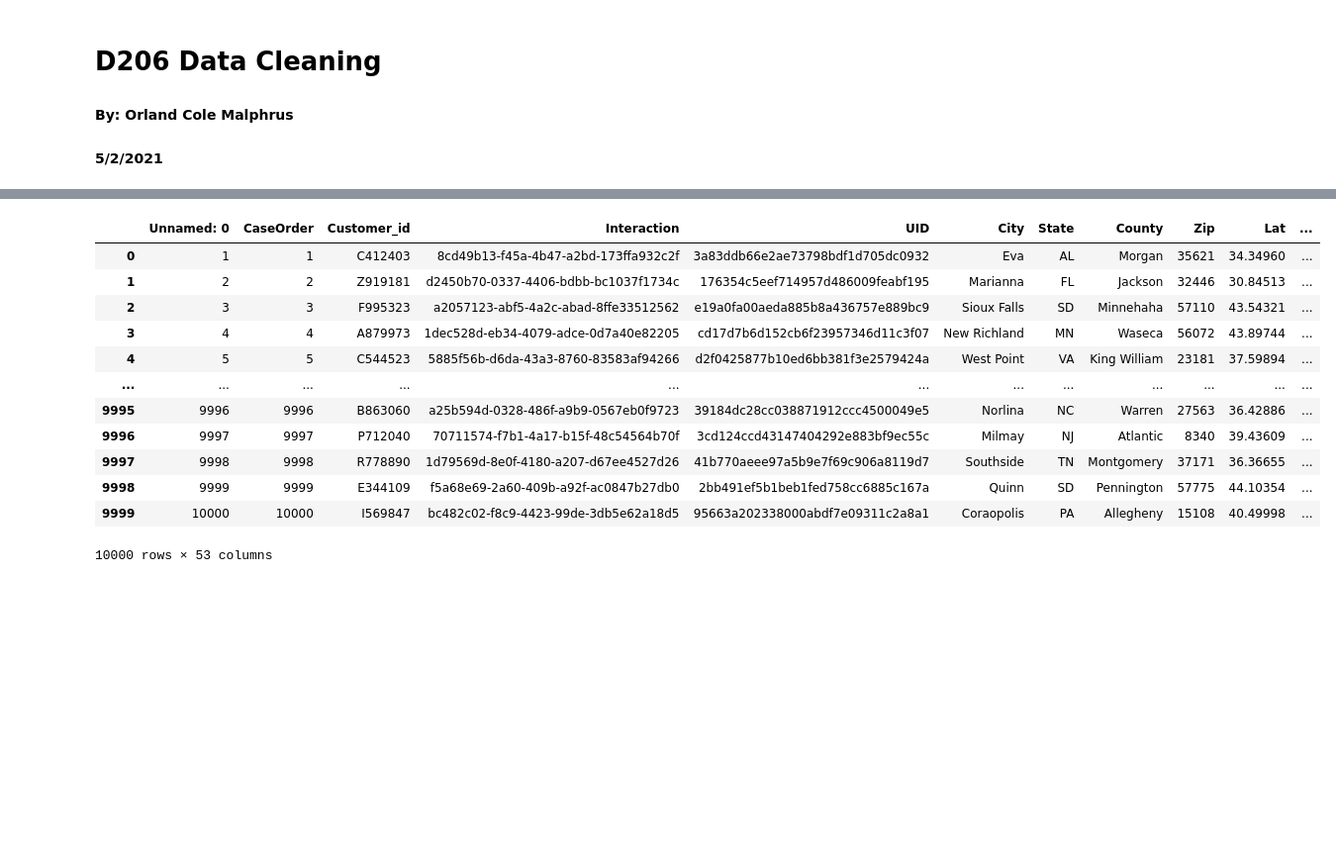
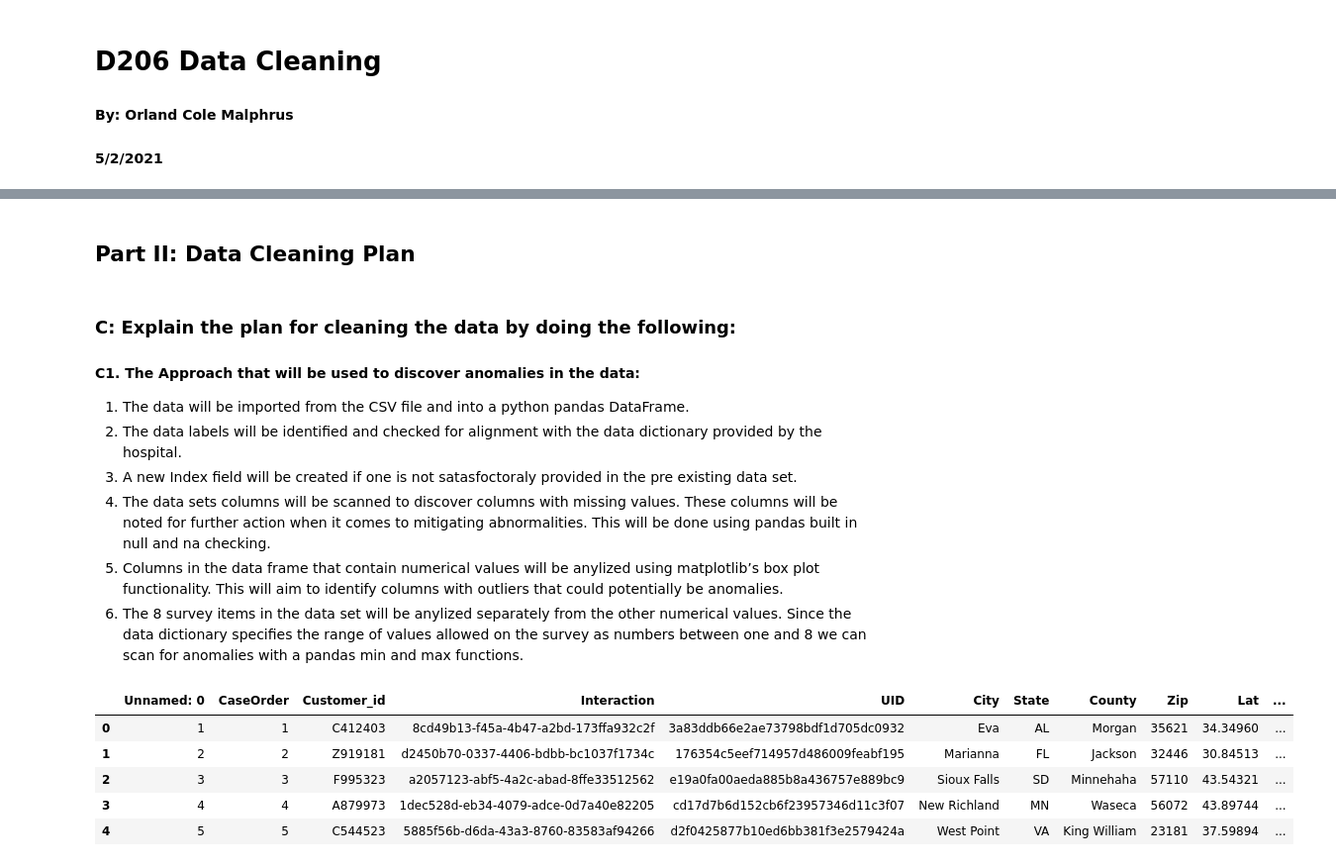
Before and after one commit to colemalphrus/data_cleaning_d206, a Jupyter notebook: D206.ipynb, the cells around one changed output, grey strips where cells are left out. Shown at 99% size. Saved outputs shown, nothing was run; the diff lists cells and outputs as text; code cells hidden in the pictures; blank space fills up the shorter version.

Commit message:
added text and beginning data cleaning

```diff
--- a/D206.ipynb
+++ b/D206.ipynb
@@ -12,3 +20,15 @@
+# %% [markdown]
+## Part II: Data Cleaning Plan
+# %% [markdown]
+### C: Explain the plan for cleaning the data by doing the following:
+
+#### C1. The Approach that will be used to discover anomalies in the data:
+1. The data will be imported from the CSV file and into a python pandas DataFrame.
+2. The data labels will be identified and checked for alignment with the data dictionary provided by the hospital.
+3. A new Index field will be created if one is not satasfoctoraly provided in the pre existing data set.
+4. The data sets columns will be scanned to discover columns with missing values. These columns will be noted for further action when it comes to mitigating abnormalities. This will be done using pandas built in null and na checking.
+5. Columns in the data frame that contain numerical values will be anylized using matplotlib’s box plot functionality. This will aim to identify columns with outliers that could potentially be anomalies.
+6. The 8 survey items in the data set will be anylized separately from the other numerical values. Since the data dictionary specifies the range of values allowed on the survey as numbers between one and 8 we can scan for anomalies with a pandas min and max functions.
 # %%
 import numpy as np
 import pandas as pd
@@ -15,18 +37,12 @@ import pandas as pd
 # %%
 df = pd.read_csv('./medical_raw_data.csv')
+pd.set_option('display.max_columns', 55)
 # %%
-df
+df.head()
 # %% [output]
 |  | Unnamed: 0 | CaseOrder | Customer_id | Interaction | UID | City | State | County | Zip | Lat | ... |
 | 0 | 1 | 1 | C412403 | 8cd49b13-f45a-4b47-a2bd-173ffa932c2f | 3a83ddb66e2ae73798bdf1d705dc0932 | Eva | AL | Morgan | 35621 | 34.34960 | ... |
 | 1 | 2 | 2 | Z919181 | d2450b70-0337-4406-bdbb-bc1037f1734c | 176354c5eef714957d486009feabf195 | Marianna | FL | Jackson | 32446 | 30.84513 | ... |
 | 2 | 3 | 3 | F995323 | a2057123-abf5-4a2c-abad-8ffe33512562 | e19a0fa00aeda885b8a436757e889bc9 | Sioux Falls | SD | Minnehaha | 57110 | 43.54321 | ... |
 | 3 | 4 | 4 | A879973 | 1dec528d-eb34-4079-adce-0d7a40e82205 | cd17d7b6d152cb6f23957346d11c3f07 | New Richland | MN | Waseca | 56072 | 43.89744 | ... |
 | 4 | 5 | 5 | C544523 | 5885f56b-d6da-43a3-8760-83583af94266 | d2f0425877b10ed6bb381f3e2579424a | West Point | VA | King William | 23181 | 37.59894 | ... |
-| ... | ... | ... | ... | ... | ... | ... | ... | ... | ... | ... | ... |
-| 9995 | 9996 | 9996 | B863060 | a25b594d-0328-486f-a9b9-0567eb0f9723 | 39184dc28cc038871912ccc4500049e5 | Norlina | NC | Warren | 27563 | 36.42886 | ... |
-| 9996 | 9997 | 9997 | P712040 | 70711574-f7b1-4a17-b15f-48c54564b70f | 3cd124ccd43147404292e883bf9ec55c | Milmay | NJ | Atlantic | 8340 | 39.43609 | ... |
-| 9997 | 9998 | 9998 | R778890 | 1d79569d-8e0f-4180-a207-d67ee4527d26 | 41b770aeee97a5b9e7f69c906a8119d7 | Southside | TN | Montgomery | 37171 | 36.36655 | ... |
-| 9998 | 9999 | 9999 | E344109 | f5a68e69-2a60-409b-a92f-ac0847b27db0 | 2bb491ef5b1beb1fed758cc6885c167a | Quinn | SD | Pennington | 57775 | 44.10354 | ... |
-| 9999 | 10000 | 10000 | I569847 | bc482c02-f8c9-4423-99de-3db5e62a18d5 | 95663a202338000abdf7e09311c2a8a1 | Coraopolis | PA | Allegheny | 15108 | 40.49998 | ... |
-10000 rows × 53 columns
```
Also changed, not shown: parts of 23 cells of this notebook.
